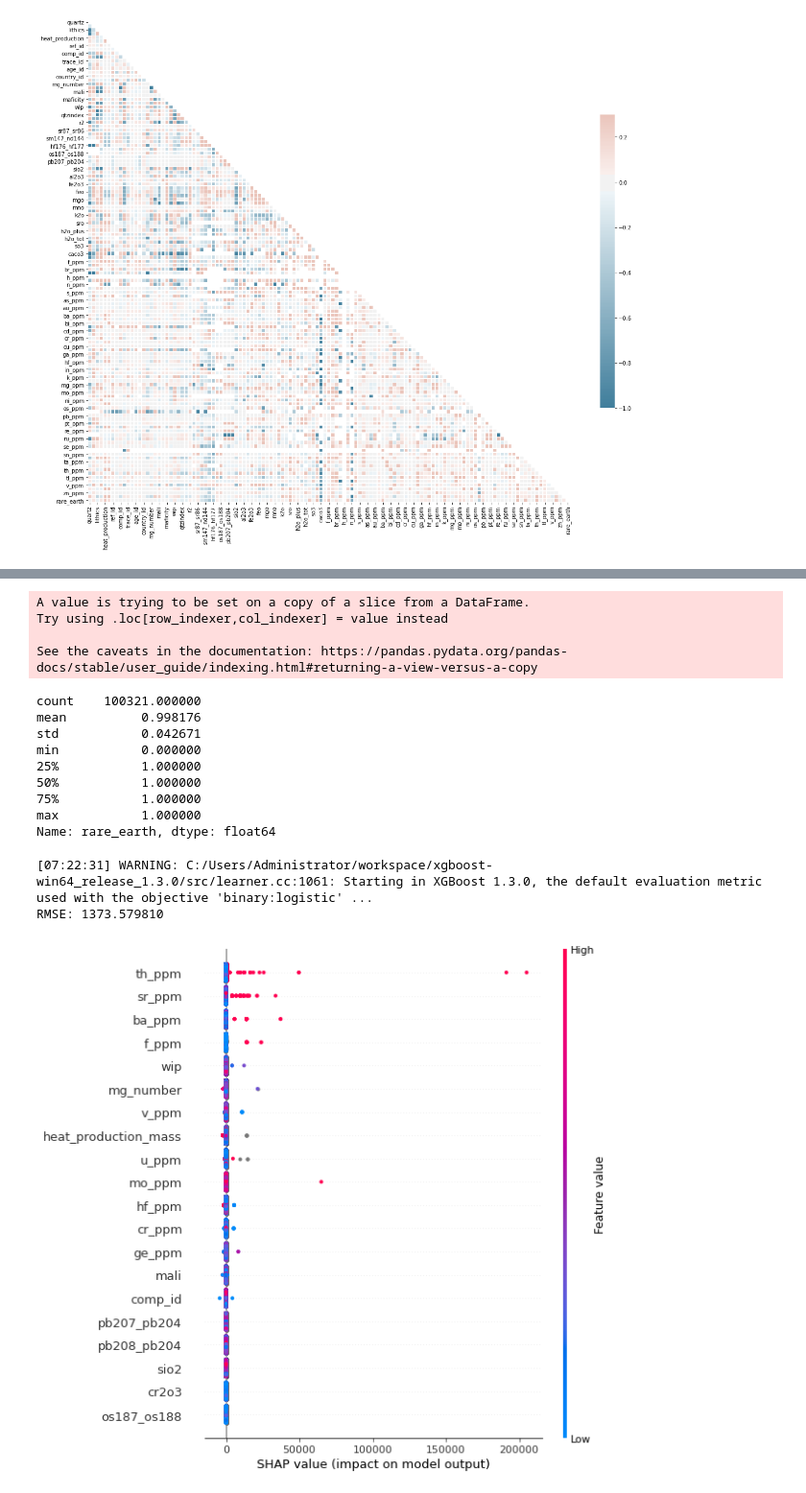
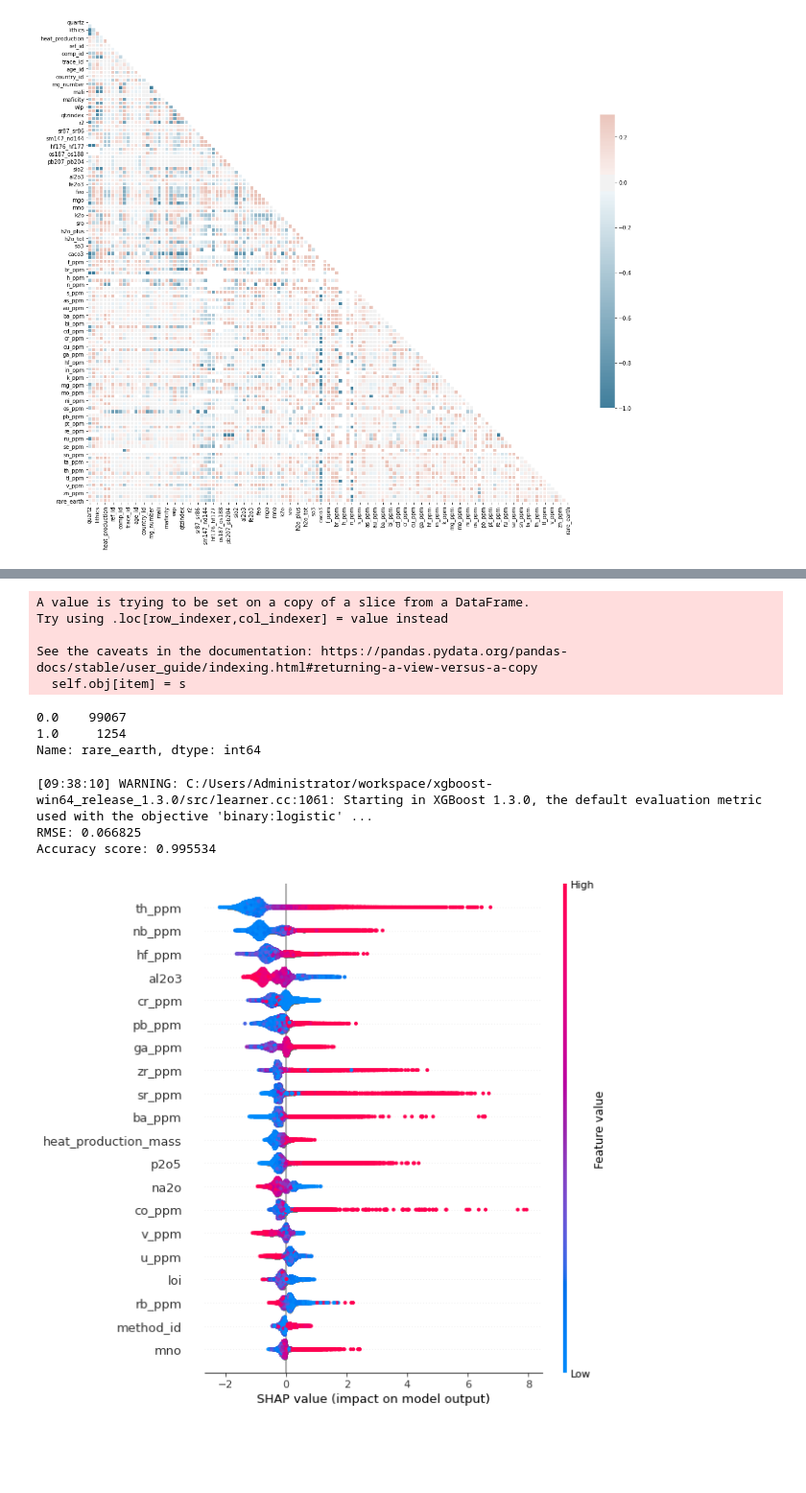
Before and after one commit to jnorman74/Rare_Earth_Metal_Mining, a Jupyter notebook: Exploratory.ipynb, the cells around one changed output, grey strips where cells are left out. Shown at 96% size. Saved outputs shown, nothing was run; the diff lists cells and outputs as text; code cells hidden in the pictures; blank space fills up the shorter version.

```diff
--- a/Exploratory.ipynb
+++ b/Exploratory.ipynb
@@ -118,3 +138,3 @@ plt.show()
 # %%
-df = df.drop(['sc_ppm', 'y_ppm', 'la_ppm', 'ce_ppm', 'pr_ppm', 'nd_ppm', 'pm_ppm', 'sm_ppm', 'eu_ppm', 'gd_ppm', 'tb_ppm', 'dy_ppm', 'ho_ppm', 'er_ppm', 'tm_ppm', 'yb_ppm', 'lu_ppm'], axis=1)
+df2 = df2.drop(['sc_ppm', 'y_ppm', 'la_ppm', 'ce_ppm', 'pr_ppm', 'nd_ppm', 'pm_ppm', 'sm_ppm', 'eu_ppm', 'gd_ppm', 'tb_ppm', 'dy_ppm', 'ho_ppm', 'er_ppm', 'tm_ppm', 'yb_ppm', 'lu_ppm'], axis=1)
 # %%
@@ -130,10 +150,8 @@ min         -10.020000
 max      275338.900000
 Name: rare_earth, dtype: float64
 # %%
-
 #create a new dataframe and only keep the data that has values in it for rare earth
-
-dfr = df.dropna(subset = ['rare_earth'])
+dfr = df2.dropna(subset = ['rare_earth'])
 dfr.describe()
 # %% [output]
 |  | quartz | feldspar | lithics | p_velocity | heat_production | heat_production_mass | ref_id | iso_id | ... |
@@ -227,27 +204,26 @@ shap.summary_plot(shap_values, X_train)
 # %%
-#classifer - make 1 and 2 for rare earth column
+#regression model did not work that well - use classifier and determine a cut off for rare earths
+#classifer - make 0 and 1 for rare earth column.
+#at about 200, more a balance between 0 and 1.  Relatively few over 500, accuracy goes up though
+#when more selective and pick a higher value for ppm cut off
 
 df_class=dfr
-mask2 = df_class['rare_earth'] < 5
+mask2 = df_class['rare_earth'] < 1000
 df_class.loc[mask2, 'rare_earth'] = 0
-mask = df_class['rare_earth'] > 5
+mask = df_class['rare_earth'] >= 1000
 df_class.loc[mask, 'rare_earth'] = 1
-
-df_class['rare_earth'].describe()
 # %% [output]
 A value is trying to be set on a copy of a slice from a DataFrame.
 Try using .loc[row_indexer,col_indexer] = value instead
 
 See the caveats in the documentation: https://pandas.pydata.org/pandas-docs/stable/user_guide/indexing.html#returning-a-view-versus-a-copy
+  self.obj[item] = s
-count    100321.000000
-mean          0.998176
-std           0.042671
-min           0.000000
-25%           1.000000
-50%           1.000000
-75%           1.000000
-max           1.000000
-Name: rare_earth, dtype: float64
+# %%
+df_class['rare_earth'].value_counts()
+# %% [output]
+0.0    99067
+1.0     1254
+Name: rare_earth, dtype: int64
 # %%
 # Split our preprocessed data into our features and target arrays for regression problems
 y_class = df_class["rare_earth"]
@@ -259,25 +235,28 @@ X_train_class, X_test_class, y_train_class, y_test_class = train_test_split(X_cl
 # %%
 #use decision tree to see if that improves and look at shap plot to determine relative importance of parameters
 
+from xgboost import XGBClassifier
+from sklearn.metrics import accuracy_score
 
-model_class = xg.XGBClassifier(n_estimators = 50, max_depth=5, use_label_encoder=False)
+model_class = XGBClassifier()
+model_class.fit(X_train_class, y_train_class)
 
+y_pred_class = model_class.predict(X_test_class)
 
-model_class.fit(X_train_class, y_train_class)
-preds = model.predict(X_test_class)
+rmse = np.sqrt(mean_squared_error(y_test_class, y_pred_class))
+print("RMSE: %f" % (rmse))
 
-rmse = np.sqrt(mean_squared_error(y_test_class, preds))
-print("RMSE: %f" % (rmse))
+accuracy = accuracy_score(y_test_class, y_pred_class)
+print("Accuracy score: %f" % (accuracy))
 # %% [output]
-[07:22:31] WARNING: C:/Users/Administrator/workspace/xgboost-win64_release_1.3.0/src/learner.cc:1061: Starting in XGBoost 1.3.0, the default evaluation metric used with the objective 'binary:logistic' ...
-RMSE: 1373.579810
+[09:38:10] WARNING: C:/Users/Administrator/workspace/xgboost-win64_release_1.3.0/src/learner.cc:1061: Starting in XGBoost 1.3.0, the default evaluation metric used with the objective 'binary:logistic' ...
+RMSE: 0.066825
+Accuracy score: 0.995534
 # %%
 #look at feature importance
-
 import shap
-
-explainer = shap.TreeExplainer(model)
-shap_values = explainer.shap_values(X_train)
-shap.summary_plot(shap_values, X_train)
+explainer = shap.TreeExplainer(model_class)
+shap_values = explainer.shap_values(X_train_class)
+shap.summary_plot(shap_values, X_train_class)
 # %% [output]
-[figure, old version]
+[figure, new version]
```
Also changed, not shown: parts of 25 cells of this notebook.
